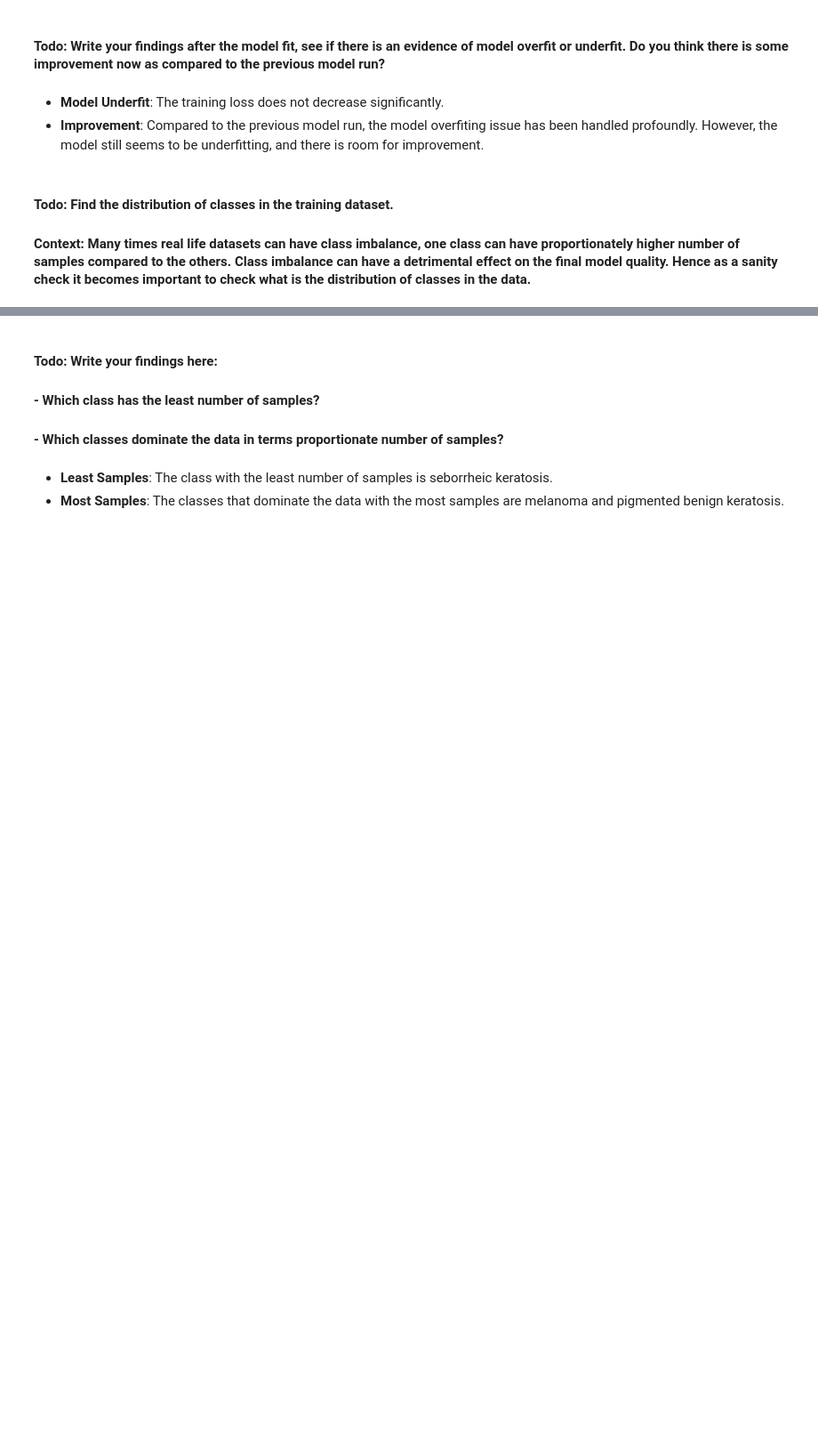
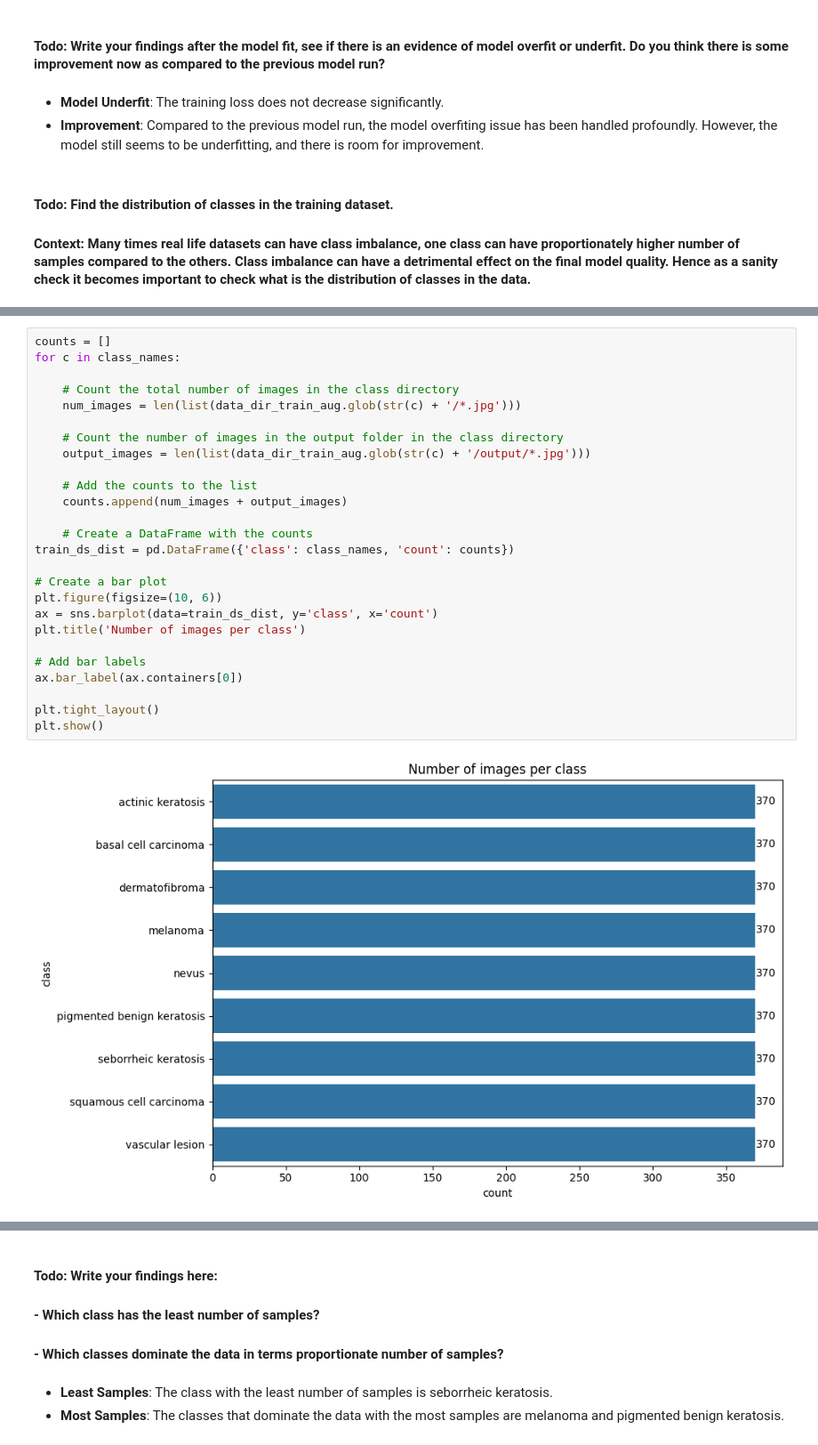
Before and after one commit to khangtd1103/Melanoma_Detection_Assignment, a Jupyter notebook: Starter_code_Assignment_CNN_Skin_Cancer (1) (1).ipynb, the cells around one changed output, grey strips where cells are left out. Shown at 89% size. Cells and saved outputs as stored; diff of their text form; blank space fills up the shorter version.

```diff
--- a/Starter_code_Assignment_CNN_Skin_Cancer (1) (1).ipynb
+++ b/Starter_code_Assignment_CNN_Skin_Cancer (1) (1).ipynb
@@ -1436,0 +1506,28 @@ plt.show()
+# %%
+counts = []
+for c in class_names:
+
+    # Count the total number of images in the class directory
+    num_images = len(list(data_dir_train_aug.glob(str(c) + '/*.jpg')))
+
+    # Count the number of images in the output folder in the class directory
+    output_images = len(list(data_dir_train_aug.glob(str(c) + '/output/*.jpg')))
+
+    # Add the counts to the list
+    counts.append(num_images + output_images)
+
+    # Create a DataFrame with the counts
+train_ds_dist = pd.DataFrame({'class': class_names, 'count': counts})
+
+# Create a bar plot
+plt.figure(figsize=(10, 6))
+ax = sns.barplot(data=train_ds_dist, y='class', x='count')
+plt.title('Number of images per class')
+
+# Add bar labels
+ax.bar_label(ax.containers[0])
+
+plt.tight_layout()
+plt.show()
+# %% [output]
+[figure, added]
```
Also changed, not shown: parts of 18 cells of this notebook.
